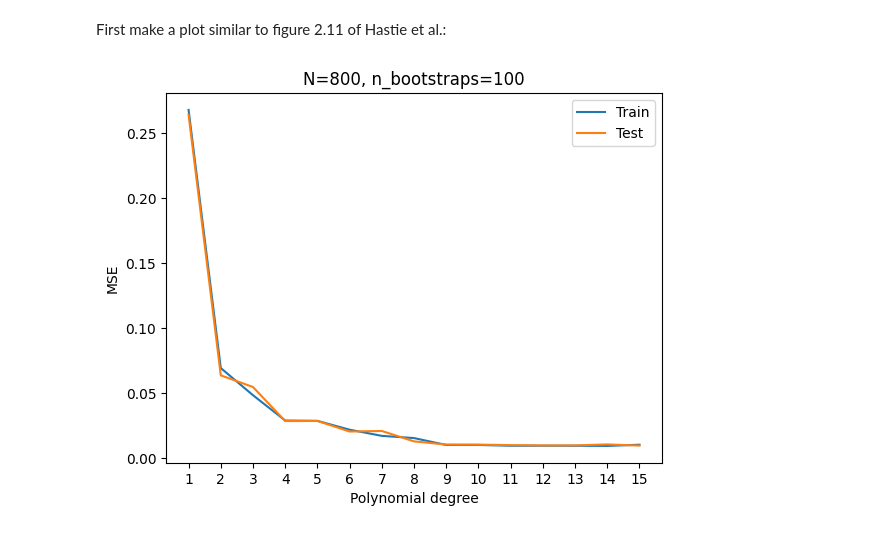
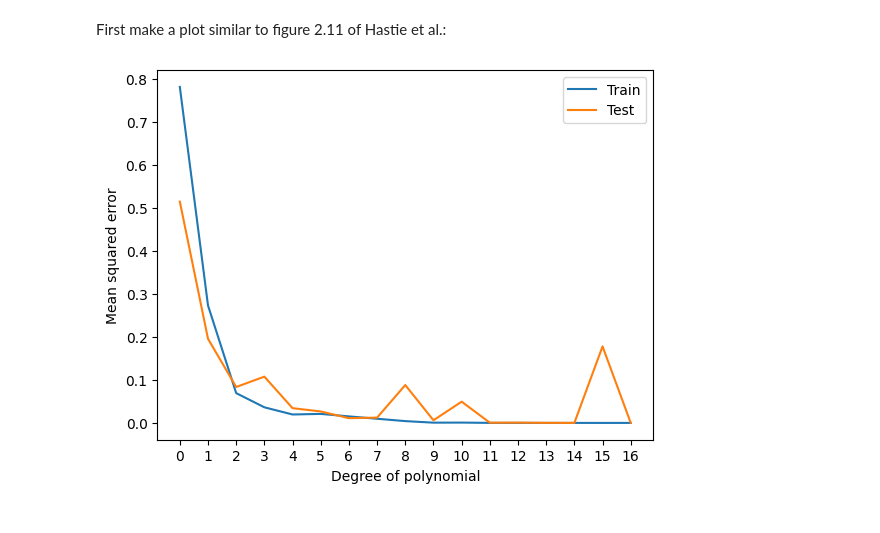
Before and after one commit to LassePladsen/FYS-STK3155-projects, a Jupyter notebook: project1/source_code/part_e_bias_variance_OLS.ipynb, the cells around one changed output. Cells and saved outputs as stored; diff of their text form; code cells hidden in the pictures.

Commit message:
finished plotting poly degrees, remaining is to plot as function of N

```diff
--- a/project1/source_code/part_e_bias_variance_OLS.ipynb
+++ b/project1/source_code/part_e_bias_variance_OLS.ipynb
@@ -76,64 +64,45 @@ scaler = StandardScaler()
 # %% [markdown]
 First make a plot similar to figure 2.11 of Hastie et al.:
 # %%
-# Parameters
-n = 800
-np.random.seed(2018)
-maxdegree = 16
+# Create data set
+n = 30
+x = np.linspace(-3, 3, n).reshape(-1, 1)
+np.random.seed(RNG_SEED)
+noise = np.random.normal(0, 0.01, x.shape)
+y = np.exp(-x**2) + 1.5 * np.exp(-(x-2)**2) + noise
 
-# Init arrays
-degrees = np.arange(0, maxdegree, 1)
-test_mse = np.empty(degrees.shape)
-train_mse = np.empty_like(test_mse)
+maxdegree = 17
+degrees = np.arange(maxdegree)
+train_mse = np.empty(degrees.shape)
+test_mse = np.empty_like(train_mse)
 
-# Make data set.
-x = np.linspace(-3, 3, n).reshape(-1, 1)
-y = np.exp(-x**2) + 1.5 * np.exp(-(x-2)**2) + np.random.normal(0, 0.1, x.shape)
+# Create design matrix
+X = np.zeros((n, maxdegree))
+for degree in degrees:
+    X[:, degree] = x[:, 0]**degree
 
-# Create design matrix X
-X = np.empty((n, maxdegree))
+# Then loop over the degrees again to do the mean error calculations
 for degree in degrees:
-    X[:, degree] = x[:, 0]**degree  # intercept included
-
-for degree in degrees[1:]:
-    # Split in training and test data up to the given degree
+    # Split into training and test data
     X_train, X_test, y_train, y_test = train_test_split(X[:, :degree], y, test_size=0.2)
 
-    # # Scale data
-    # scaler.fit(X_train)
-    # X_train_scaled = scaler.transform(X_train)
-    # X_test_scaled = scaler.transform(X_test)
-    #
-    # Bootstrap resampling
-    y_fit = np.empty((y_train.shape[0], n_bootstraps))
-    y_predict = np.empty((y_test.shape[0], n_bootstraps))
-    for i in range(n_bootstraps):
-        # X_, y_ = resample(X_train_scaled, y_train)
-        #
-        # # OLS regression
-        # beta = np.linalg.pinv(X_.T @ X_) @ X_.T @ y_
-        # y_fit[:, i] = (X_train_scaled @ beta).ravel()
-        # y_predict[:, i] = (X_test_scaled @ beta).ravel()
+    # OLS regression
+    beta = np.linalg.inv(X_train.T @ X_train) @ X_train.T @ y_train
+    y_tilde = X_train @ beta
+    y_predict = X_test @ beta
 
-        X_, y_ = resample(X_train, y_train)
+    # Store MSE vals
+    train_mse[degree] = MSE(y_train, y_tilde)
+    test_mse[degree] = MSE(y_test, y_predict)
 
-        # OLS regression
-        beta = np.linalg.pinv(X_.T @ X_) @ X_.T @ y_
-        y_fit[:, i] = (X_train @ beta).ravel()
-        y_predict[:, i] = (X_test @ beta).ravel()
-
-    # Store the MSE, bias, and variance
-    train_mse[degree] = MSE_bootstrap(y_train, y_fit)
-    test_mse[degree] = MSE_bootstrap(y_test, y_predict)
-
-plt.plot(degrees[1:], train_mse[1:], label='Train')
-plt.plot(degrees[1:], test_mse[1:], label='Test')
-plt.xlabel("Polynomial degree")
-plt.ylabel("MSE")
-plt.title(f"N={n}, {n_bootstraps=}")
-plt.xticks(degrees[1:])
+# Plotting
+plt.plot(degrees, train_mse, label="Train")
+plt.plot(degrees, test_mse, label="Test")
 plt.legend()
+plt.xlabel("Degree of polynomial")
+plt.ylabel("Mean squared error")
+plt.xticks(degrees)
 plt.savefig(FIGURES_DIR / "part_e_bias_variance_hastie.png")
 # %% [output]
-[figure, old version]
+[figure, new version]
 # %% [markdown]
```
Also changed, not shown: parts of 4 cells of this notebook, 2 other files.
